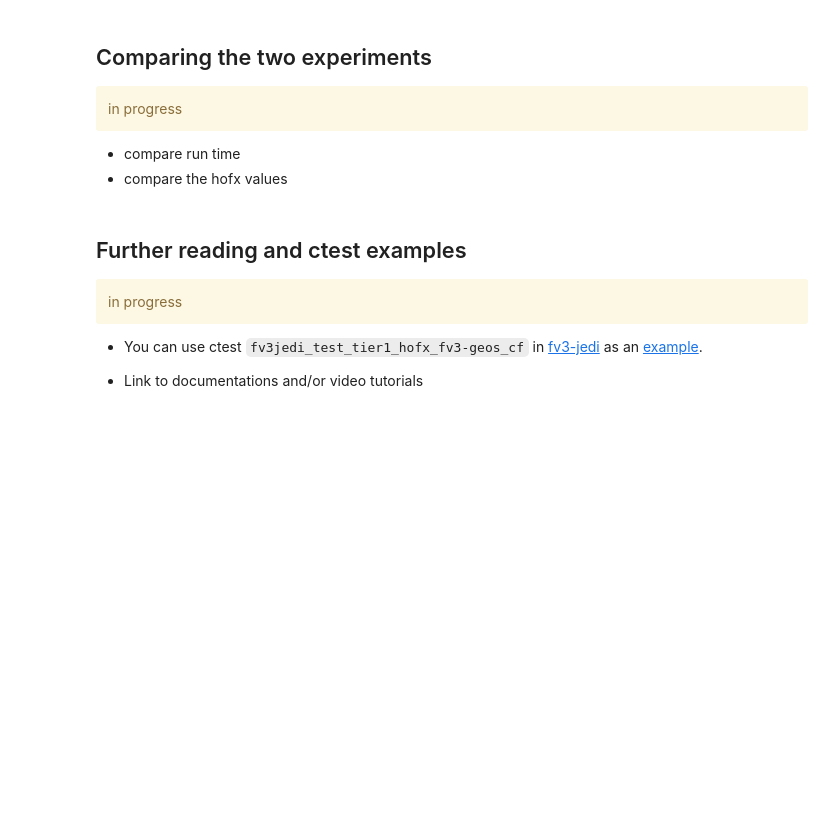
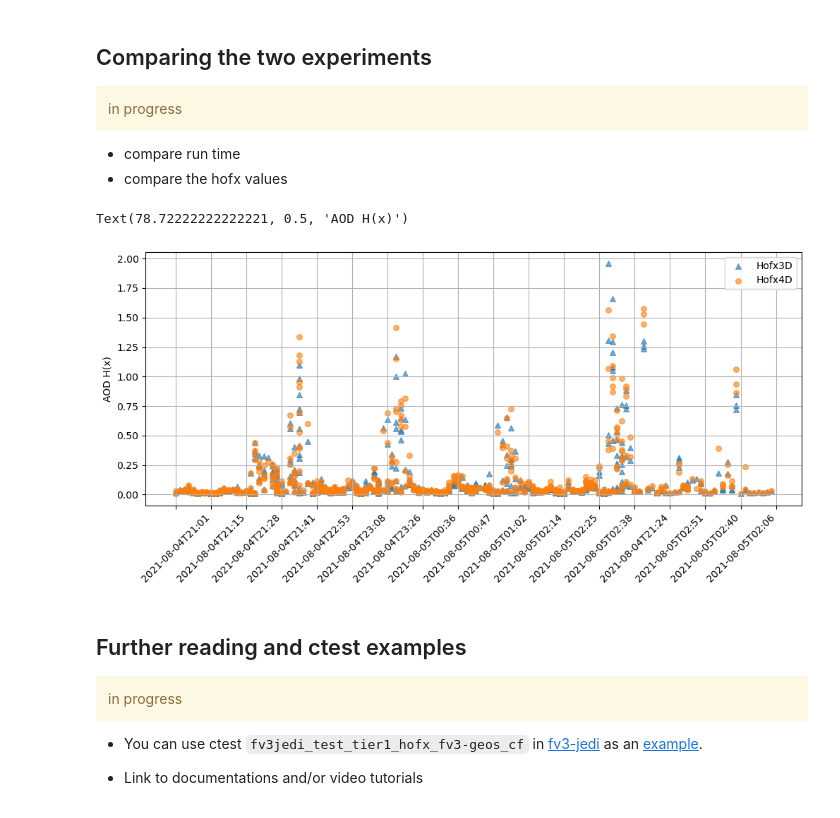
Before and after one commit to mer-a-o/howtojedi, a Jupyter notebook: jedi_applications/run_hofx/run_hofx.ipynb, the cells around one changed output. Cells and saved outputs as stored; diff of their text form; code cells hidden in the pictures; blank space fills up the shorter version.

```diff
--- a/jedi_applications/run_hofx/run_hofx.ipynb
+++ b/jedi_applications/run_hofx/run_hofx.ipynb
@@ -217,6 +272,33 @@ $MPIEXEC "-n" "6" $JEDI_BUILD/bin/fv3jedi_hofx.x hofx_fv3-geos_aero.yaml 2>&1 |
 
 - compare run time
 - compare the hofx values
+# %%
+from matplotlib.ticker import MaxNLocator, FuncFormatter
+
+filename_3d = "./hofx/output/hofx3d.aod_viirs_obs_202108042100.nc4"
+filename_4d = "./hofx/output/hofx4d.aod_viirs_obs_202108042100.nc4"
+
+hofx_3d = xr.open_dataset(filename_3d, group="hofx")
+obs_3d = xr.open_dataset(filename_3d, group="ObsValue")
+
+hofx_4d = xr.open_dataset(filename_4d, group="hofx")
+obs_4d = xr.open_dataset(filename_4d, group="ObsValue")
+
+time = xr.open_dataset(filename_3d, group="MetaData")
+datetime = time['dateTime'].dt.strftime('%Y-%m-%dT%H:%M')
+
+plt.figure(figsize=(10,5))
+plt.scatter(datetime, hofx_3d['aerosolOpticalDepth'],label="Hofx3D",alpha=0.6, marker='^', s=30)
+plt.scatter(datetime, hofx_4d['aerosolOpticalDepth'],label="Hofx4D",alpha=0.6, marker='o', s=30)
+plt.legend()
+plt.gca().xaxis.set_major_locator(MaxNLocator(nbins=20))
+plt.xticks(rotation=45)
+plt.tight_layout()
+plt.grid(True)
+plt.ylabel('AOD H(x)')
+# %% [output]
+Text(78.72222222222221, 0.5, 'AOD H(x)')
+[figure, added]
 # %% [markdown]
 ## Further reading and ctest examples
 
```
Also changed, not shown: parts of 6 cells of this notebook.
